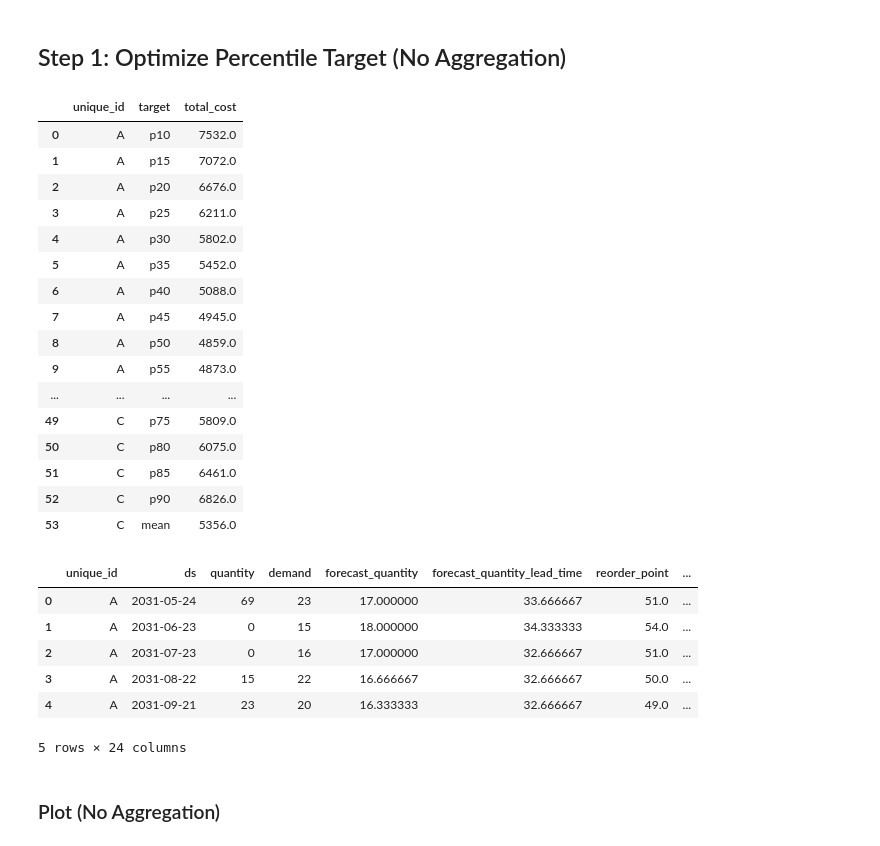
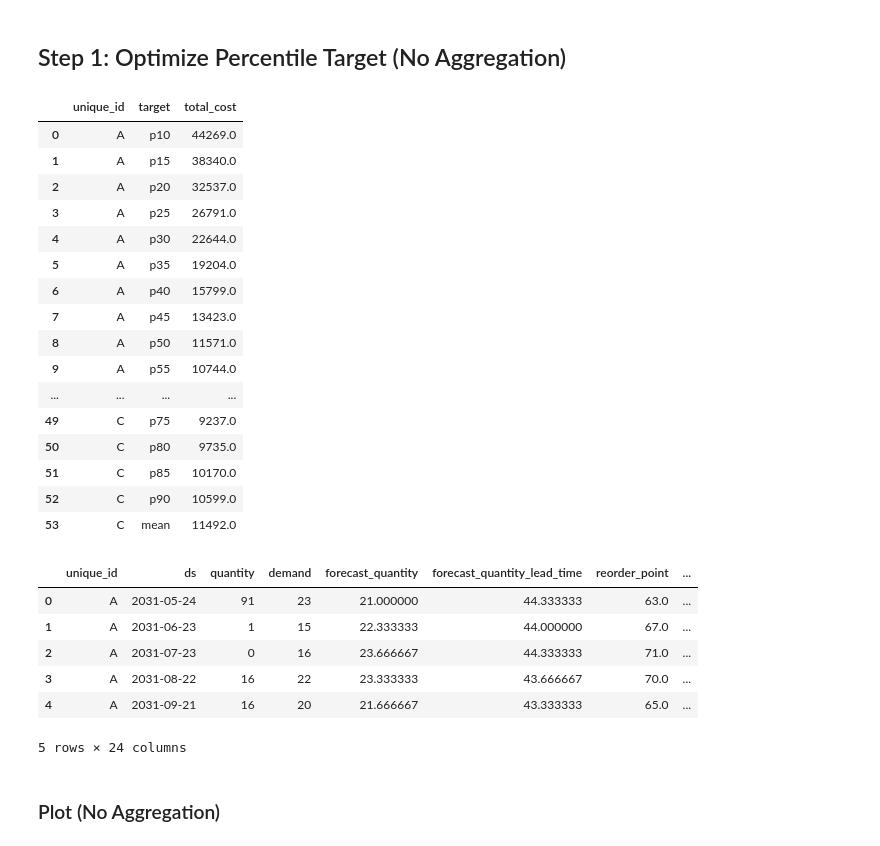
Before and after one commit to janrth/replenishment, a Jupyter notebook: notebooks/percentile_optimization_example.ipynb, the cells around one changed output. Cells and saved outputs as stored; diff of their text form; code cells hidden in the pictures.

```diff
--- a/notebooks/percentile_optimization_example.ipynb
+++ b/notebooks/percentile_optimization_example.ipynb
@@ -57,7 +58,7 @@ rows = generate_standard_simulation_rows(
     lead_time=3,
    # seed=7,
     holding_cost_per_unit=1,
-    stockout_cost_per_unit=10,
+    stockout_cost_per_unit=100,
     order_cost_per_order=10,
     percentile_multipliers={
         "p10": 0.6,
@@ -109,7 +110,7 @@ percentile_configs = build_percentile_forecast_candidates_from_standard_rows(
     backtest_rows,
     include_mean=True,
     review_period=review_period,
-    forecast_horizon=forecast_horizon
+    forecast_horizon=forecast_horizon,
 )
 percentile_costs = evaluate_forecast_target_costs(percentile_configs)
 percentile_cost_rows = [
@@ -121,22 +122,22 @@ percentile_cost_df = pd.DataFrame(percentile_cost_rows)
 percentile_cost_df
 # %% [output]
 |  | unique_id | target | total_cost |
-| 0 | A | p10 | 7532.0 |
-| 1 | A | p15 | 7072.0 |
-| 2 | A | p20 | 6676.0 |
-| 3 | A | p25 | 6211.0 |
-| 4 | A | p30 | 5802.0 |
-| 5 | A | p35 | 5452.0 |
-| 6 | A | p40 | 5088.0 |
-| 7 | A | p45 | 4945.0 |
-| 8 | A | p50 | 4859.0 |
-| 9 | A | p55 | 4873.0 |
+| 0 | A | p10 | 44269.0 |
+| 1 | A | p15 | 38340.0 |
+| 2 | A | p20 | 32537.0 |
+| 3 | A | p25 | 26791.0 |
+| 4 | A | p30 | 22644.0 |
+| 5 | A | p35 | 19204.0 |
+| 6 | A | p40 | 15799.0 |
+| 7 | A | p45 | 13423.0 |
+| 8 | A | p50 | 11571.0 |
+| 9 | A | p55 | 10744.0 |
 | ... | ... | ... | ... |
-| 49 | C | p75 | 5809.0 |
-| 50 | C | p80 | 6075.0 |
-| 51 | C | p85 | 6461.0 |
-| 52 | C | p90 | 6826.0 |
-| 53 | C | mean | 5356.0 |
+| 49 | C | p75 | 9237.0 |
+| 50 | C | p80 | 9735.0 |
+| 51 | C | p85 | 10170.0 |
+| 52 | C | p90 | 10599.0 |
+| 53 | C | mean | 11492.0 |
 # %%
 percentile_result = optimize_forecast_targets(percentile_configs)
 
@@ -144,7 +145,7 @@ forecast_percentile_configs = build_percentile_forecast_candidates_from_standard
     forecast_rows,
     include_mean=True,
     review_period=review_period,
-    forecast_horizon=forecast_horizon
+    forecast_horizon=forecast_horizon,
 )
 forecast_percentile_simulations = {}
 for unique_id, config in forecast_percentile_configs.items():
@@ -156,39 +157,39 @@ for unique_id, config in forecast_percentile_configs.items():
     forecast_percentile_simulations[unique_id] = simulate_replenishment_with_aggregation(
         periods=config.periods,
         demand=config.demand,
         initial_on_hand=config.initial_on_hand,
         lead_time=config.lead_time,
         policy=policy,
         aggregation_window=1,
         holding_cost_per_unit=config.holding_cost_per_unit,
         stockout_cost_per_unit=config.stockout_cost_per_unit,
         order_cost_per_order=config.order_cost_per_order,
         order_cost_per_unit=config.order_cost_per_unit,
     )
 
 percentile_decision_rows = build_replenishment_decisions_from_simulations(
     forecast_rows,
     forecast_percentile_simulations,
     percentile_target={
         uid: percentile_result[uid].target
         for uid in forecast_percentile_simulations
     },
     review_period=review_period,
     forecast_horizon=forecast_horizon,
-    rmse_window=rmse_window
+    rmse_window=rmse_window,
 )
 percentile_decision_df = replenishment_decision_rows_to_dataframe(
     percentile_decision_rows,
     library="pandas",
 )
 percentile_decision_df.head()
 # %% [output]
 |  | unique_id | ds | quantity | demand | forecast_quantity | forecast_quantity_lead_time | reorder_point | ... |
-| 0 | A | 2031-05-24 | 69 | 23 | 17.000000 | 33.666667 | 51.0 | ... |
-| 1 | A | 2031-06-23 | 0 | 15 | 18.000000 | 34.333333 | 54.0 | ... |
-| 2 | A | 2031-07-23 | 0 | 16 | 17.000000 | 32.666667 | 51.0 | ... |
-| 3 | A | 2031-08-22 | 15 | 22 | 16.666667 | 32.666667 | 50.0 | ... |
-| 4 | A | 2031-09-21 | 23 | 20 | 16.333333 | 32.666667 | 49.0 | ... |
+| 0 | A | 2031-05-24 | 91 | 23 | 21.000000 | 44.333333 | 63.0 | ... |
+| 1 | A | 2031-06-23 | 1 | 15 | 22.333333 | 44.000000 | 67.0 | ... |
+| 2 | A | 2031-07-23 | 0 | 16 | 23.666667 | 44.333333 | 71.0 | ... |
+| 3 | A | 2031-08-22 | 16 | 22 | 23.333333 | 43.666667 | 70.0 | ... |
+| 4 | A | 2031-09-21 | 16 | 20 | 21.666667 | 43.333333 | 65.0 | ... |
 5 rows × 24 columns
 # %% [markdown]
 ### Plot (No Aggregation)
```
Also changed, not shown: parts of 12 cells of this notebook.
